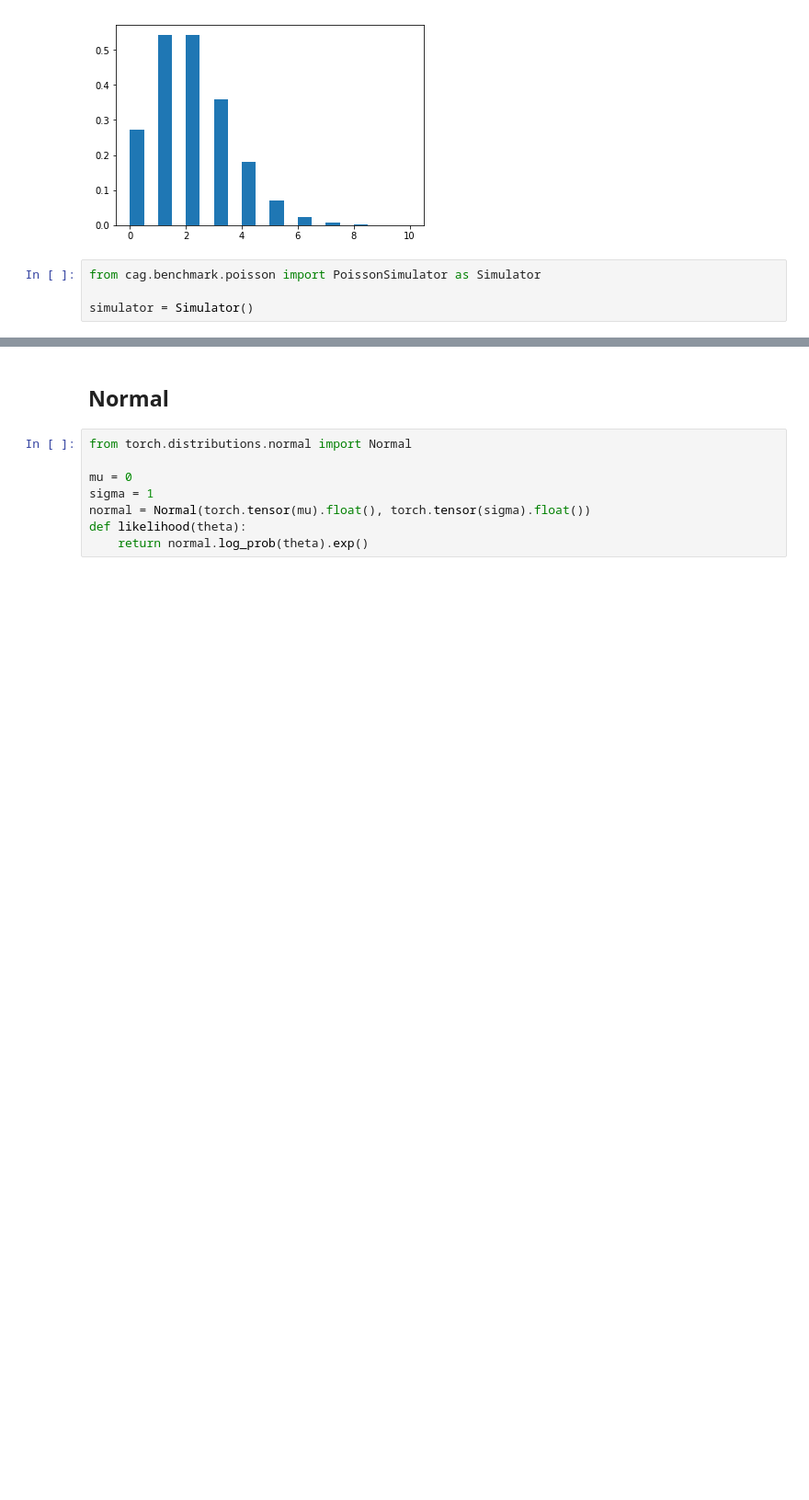
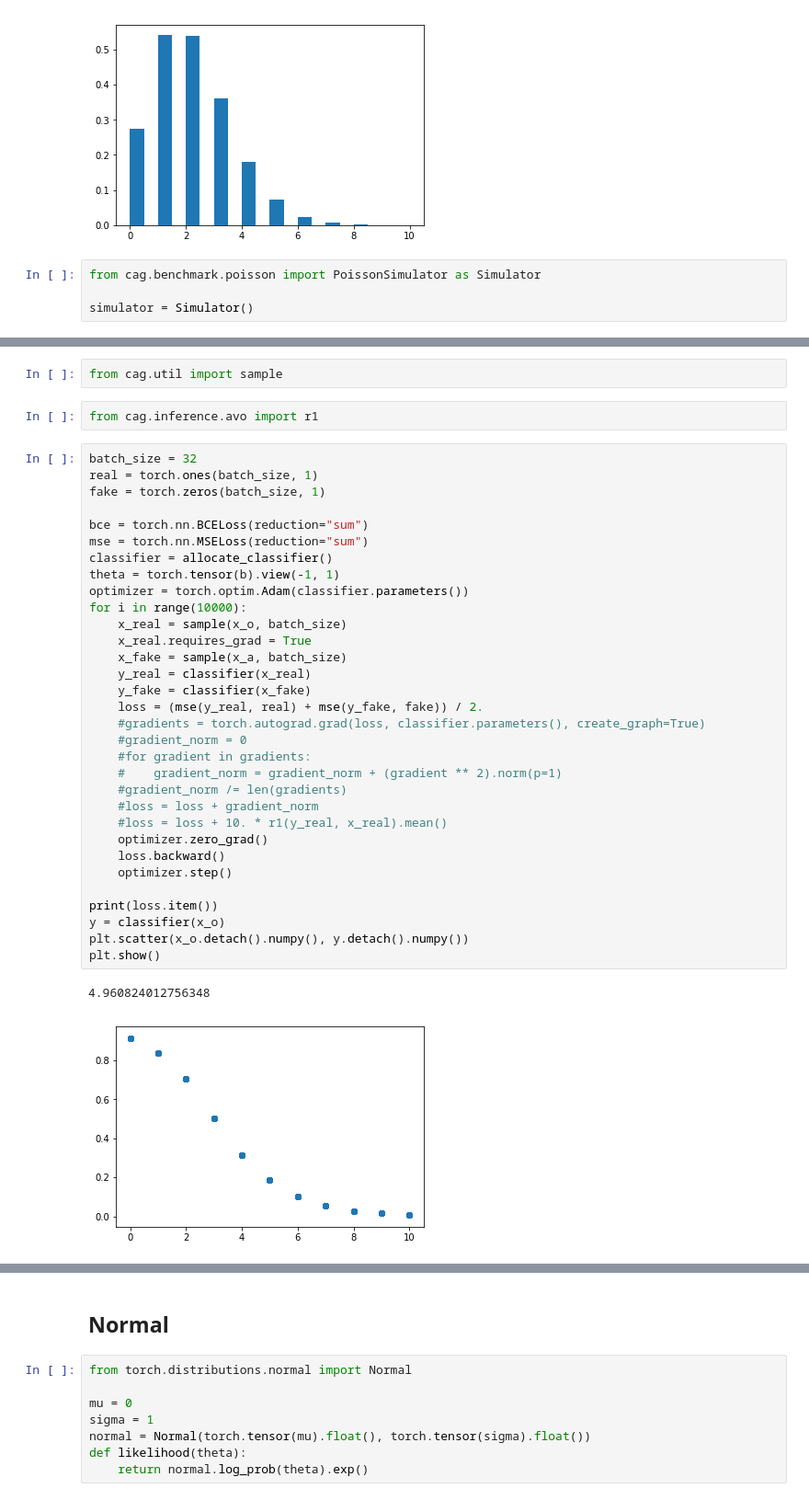
Before and after one commit to montefiore-institute/hypothesis, a Jupyter notebook: examples/classifier_metropolis_hastings.ipynb, the cells around one changed output, grey strips where cells are left out. Shown at 92% size. Cells and saved outputs as stored; diff of their text form; blank space fills up the shorter version.

```diff
--- a/examples/classifier_metropolis_hastings.ipynb
+++ b/examples/classifier_metropolis_hastings.ipynb
@@ -52,0 +77,39 @@ AttributeError: 'ClassifierMetropolisHastings' object has no attribute '_likelih
+# %%
+from cag.util import sample
+# %%
+from cag.inference.avo import r1
+# %%
+batch_size = 32
+real = torch.ones(batch_size, 1)
+fake = torch.zeros(batch_size, 1)
+
+bce = torch.nn.BCELoss(reduction="sum")
+mse = torch.nn.MSELoss(reduction="sum")
+classifier = allocate_classifier()
+theta = torch.tensor(b).view(-1, 1)
+optimizer = torch.optim.Adam(classifier.parameters())
+for i in range(10000):
+    x_real = sample(x_o, batch_size)
+    x_real.requires_grad = True
+    x_fake = sample(x_a, batch_size)
+    y_real = classifier(x_real)
+    y_fake = classifier(x_fake)
+    loss = (mse(y_real, real) + mse(y_fake, fake)) / 2.
+    #gradients = torch.autograd.grad(loss, classifier.parameters(), create_graph=True)
+    #gradient_norm = 0
+    #for gradient in gradients:
+    #    gradient_norm = gradient_norm + (gradient ** 2).norm(p=1)
+    #gradient_norm /= len(gradients)
+    #loss = loss + gradient_norm
+    #loss = loss + 10. * r1(y_real, x_real).mean()
+    optimizer.zero_grad()
+    loss.backward()
+    optimizer.step()
+
+print(loss.item())
+y = classifier(x_o)
+plt.scatter(x_o.detach().numpy(), y.detach().numpy())
+plt.show()
+# %% [output]
+4.960824012756348
+[figure, added]
```
Also changed, not shown: parts of 10 cells of this notebook, 3 other files.
